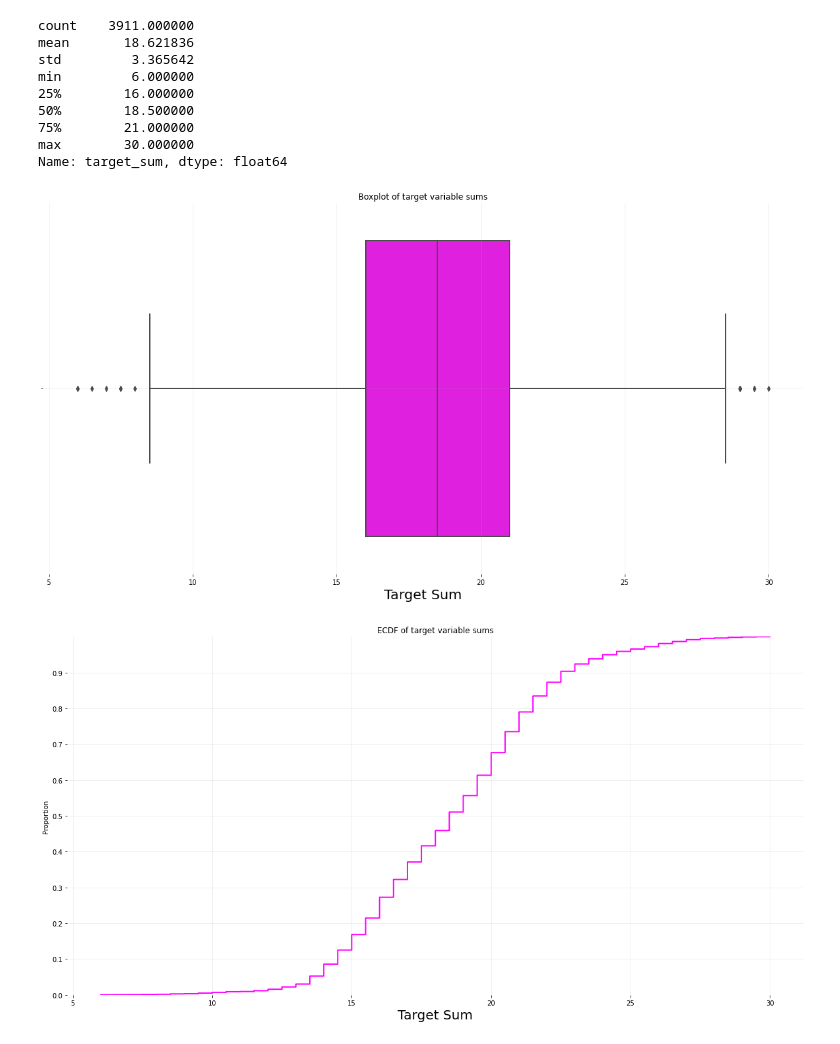
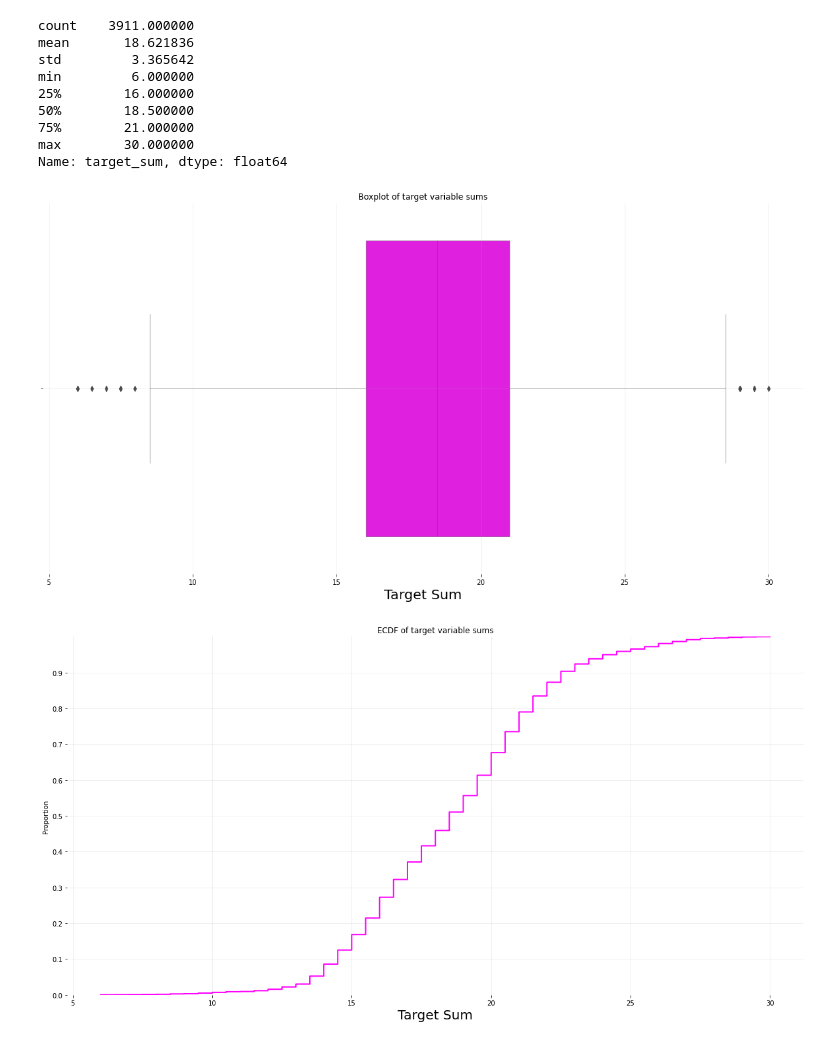
Before and after one commit to tripnv/fbp2-kaggle, a Jupyter notebook: eda.ipynb, the cells around one changed output. Cells and saved outputs as stored; diff of their text form; code cells hidden in the pictures.

```diff
--- a/eda.ipynb
+++ b/eda.ipynb
@@ -182,15 +212,15 @@ max        30.000000
 Name: target_sum, dtype: float64
 # %%
 fig, axs = plt.subplots(nrows = 1, ncols = 1, figsize = (20, 10))
-sns.boxplot(x = train['target_sum'], color = COLORS[0], ax = axs, linewidth = 2).set_title('Boxplot of target variable sums')
+sns.boxplot(x = train['target_sum'], color = COLORS[0], ax = axs, linewidth = .5).set_title('Boxplot of target variable sums')
 
 plt.xlabel('Target Sum', fontsize = 20)
 
 plt.box(False)
 plt.grid('xaxis', alpha = .25)
 plt.show()
 # %% [output]
-[figure, old version]
+[figure, new version]
 # %%
 fig, axs = plt.subplots(nrows = 1, ncols = 1, figsize = (20, 10))
 sns.ecdfplot(x = train['target_sum'], color = COLORS[0], ax = axs, linewidth = 2).set_title('ECDF of target variable sums')
```
Also changed, not shown: parts of 31 cells of this notebook.
